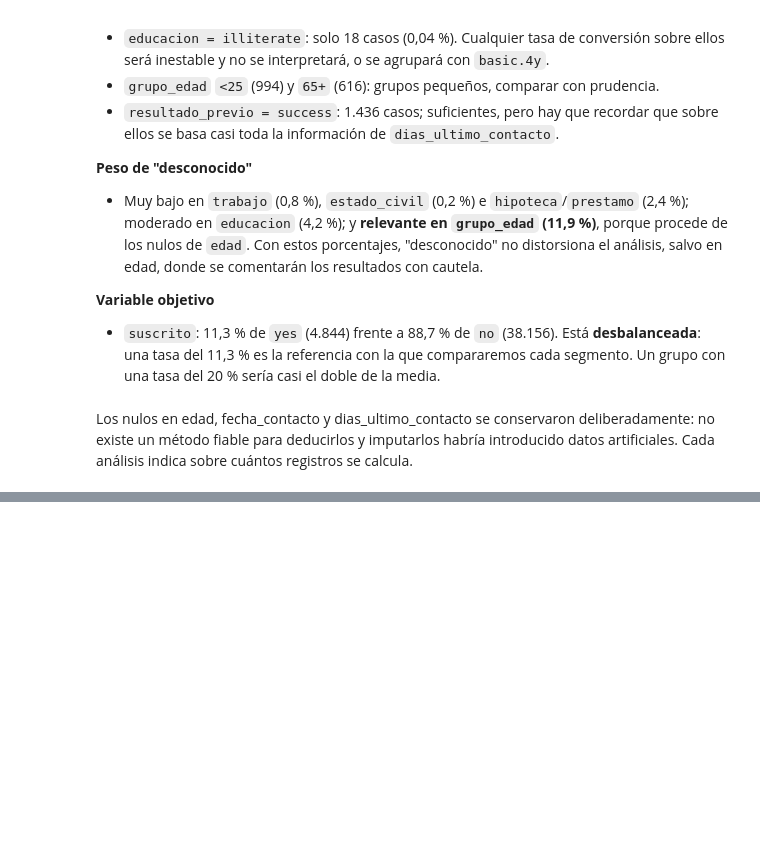
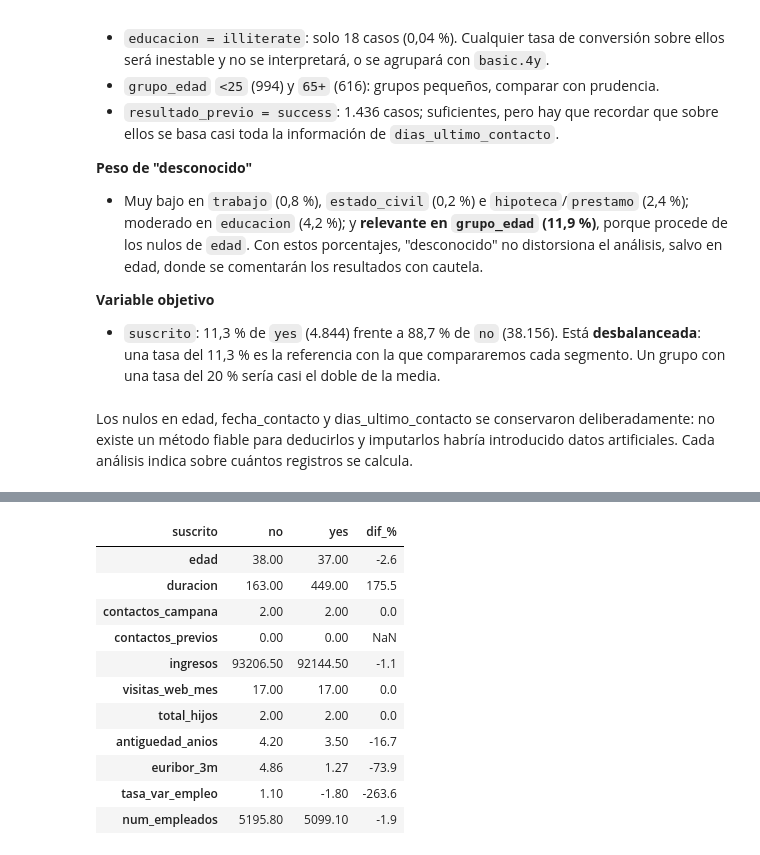
Before and after one commit to AntonioRojasBoquizo/00_da_p04_v01, a Jupyter notebook: notebooks/03_analisis_y_visualizacion.ipynb, the cells around one changed output, grey strips where cells are left out. Saved outputs shown, nothing was run; the diff lists cells and outputs as text; code cells hidden in the pictures; blank space fills up the shorter version.

```diff
--- a/notebooks/03_analisis_y_visualizacion.ipynb
+++ b/notebooks/03_analisis_y_visualizacion.ipynb
@@ -226,0 +296,22 @@ Los nulos en edad, fecha_contacto y dias_ultimo_contacto se conservaron delibera
+# %%
+vars_num_clave = ["edad", "duracion", "contactos_campana", "contactos_previos",
+                  "ingresos", "visitas_web_mes", "total_hijos", "antiguedad_anios",
+                  "euribor_3m", "tasa_var_empleo", "num_empleados"]
+
+comparacion = df.groupby("suscrito")[vars_num_clave].median().T.astype(float)
+comparacion["dif_%"] = ((comparacion["yes"] - comparacion["no"]) / comparacion["no"] * 100).round(1)
+comparacion["dif_%"] = comparacion["dif_%"].replace([np.inf, -np.inf], np.nan)
+comparacion.round(2)
+# %% [output]
+| suscrito | no | yes | dif_% |
+| edad | 38.00 | 37.00 | -2.6 |
+| duracion | 163.00 | 449.00 | 175.5 |
+| contactos_campana | 2.00 | 2.00 | 0.0 |
+| contactos_previos | 0.00 | 0.00 | NaN |
+| ingresos | 93206.50 | 92144.50 | -1.1 |
+| visitas_web_mes | 17.00 | 17.00 | 0.0 |
+| total_hijos | 2.00 | 2.00 | 0.0 |
+| antiguedad_anios | 4.20 | 3.50 | -16.7 |
+| euribor_3m | 4.86 | 1.27 | -73.9 |
+| tasa_var_empleo | 1.10 | -1.80 | -263.6 |
+| num_empleados | 5195.80 | 5099.10 | -1.9 |
```
Also changed, not shown: parts of 19 cells of this notebook.
